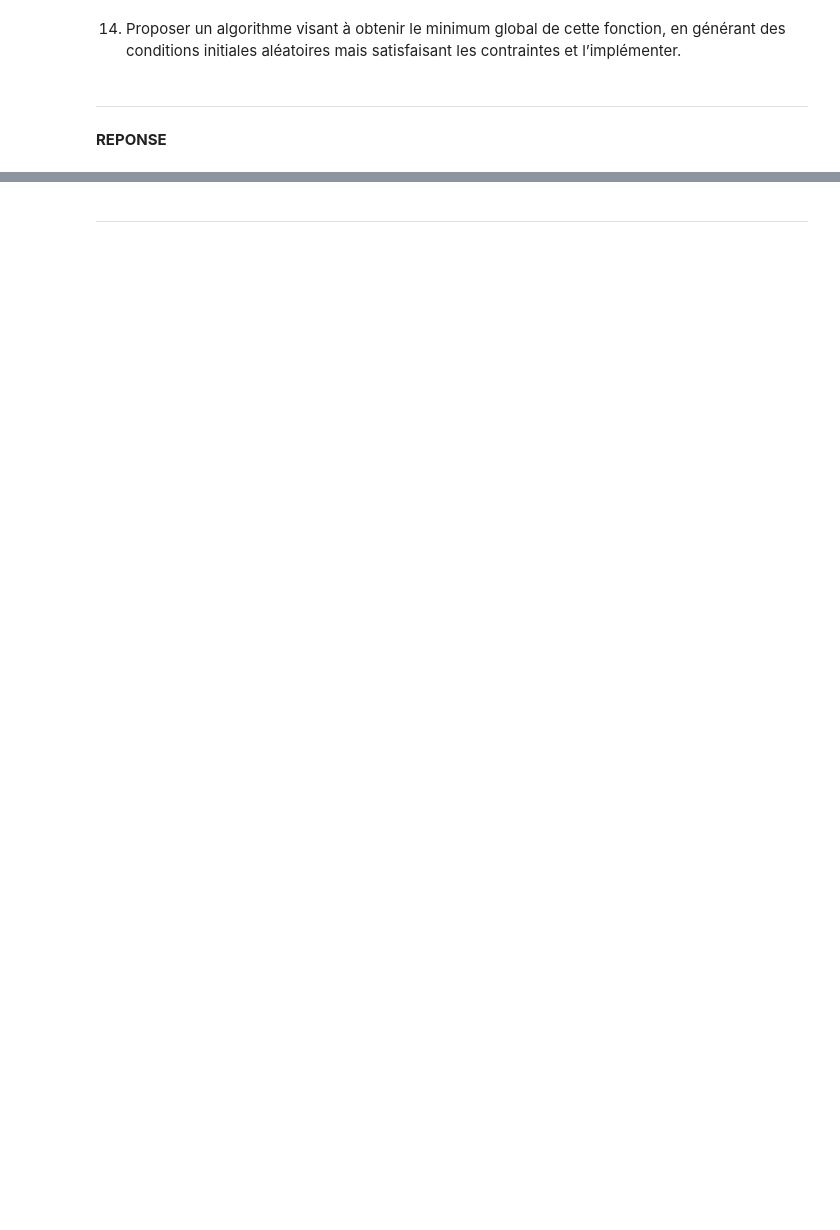
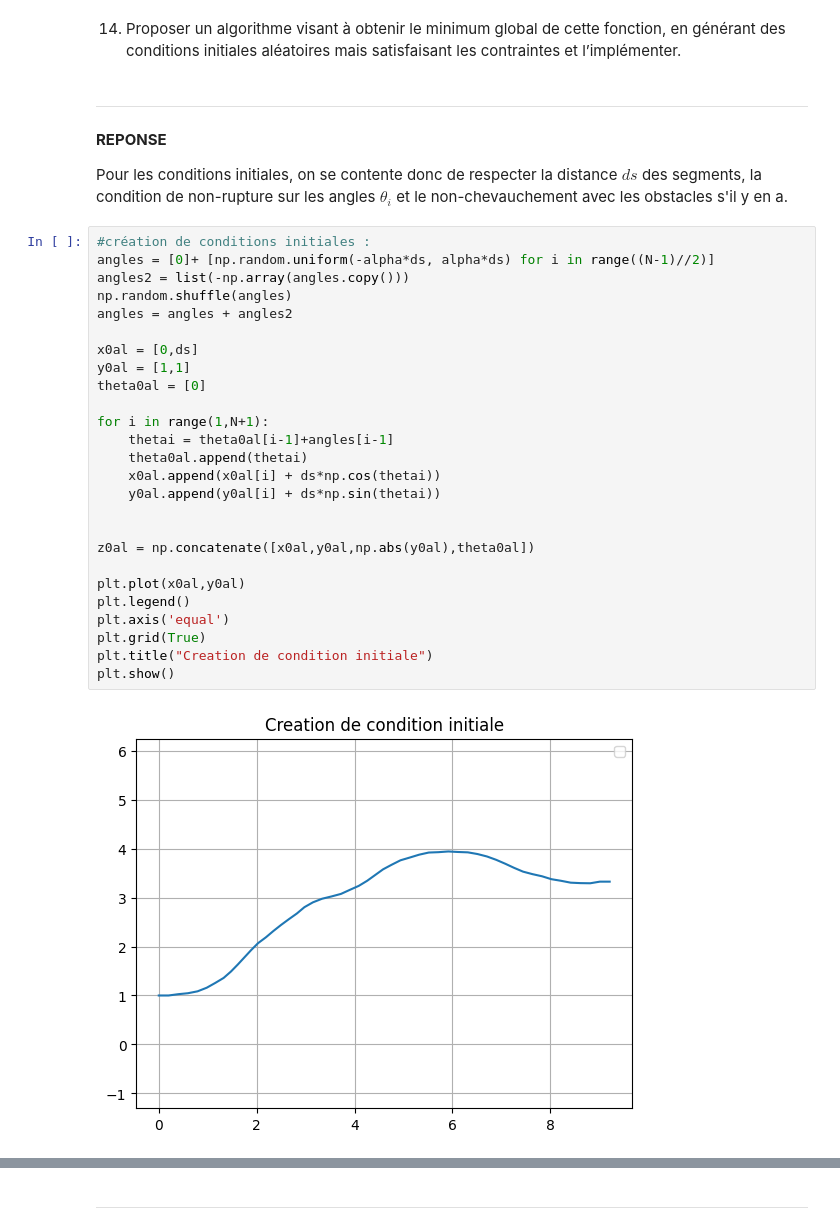
Before and after one commit to jack-evans1/projetOptimEvansMirri, a Jupyter notebook: projetTuyaux.ipynb, the cells around one changed output, grey strips where cells are left out. Cells and saved outputs as stored; diff of their text form; blank space fills up the shorter version.

```diff
--- a/projetTuyaux.ipynb
+++ b/projetTuyaux.ipynb
@@ -743,3 +741,33 @@ où $K_1, K_2 \gg 1$ sont de grands paramètres constants, et où l’on ne cons
 # %% [markdown]
 ***
 **REPONSE**
+
+Pour les conditions initiales, on se contente donc de respecter la distance $ds$ des segments, la condition de non-rupture sur les angles $\theta_i$ et le non-chevauchement avec les obstacles s'il y en a.
+# %%
+#création de conditions initiales :
+angles = [0]+ [np.random.uniform(-alpha*ds, alpha*ds) for i in range((N-1)//2)]
+angles2 = list(-np.array(angles.copy()))
+np.random.shuffle(angles)
+angles = angles + angles2
+
+x0al = [0,ds]
+y0al = [1,1]
+theta0al = [0]
+
+for i in range(1,N+1):
+    thetai = theta0al[i-1]+angles[i-1]
+    theta0al.append(thetai)
+    x0al.append(x0al[i] + ds*np.cos(thetai))
+    y0al.append(y0al[i] + ds*np.sin(thetai))
+
+
+z0al = np.concatenate([x0al,y0al,np.abs(y0al),theta0al])
+
+plt.plot(x0al,y0al)
+plt.legend()
+plt.axis('equal')
+plt.grid(True)
+plt.title("Creation de condition initiale")
+plt.show()
+# %% [output]
+[figure, added]
```
Also changed, not shown: parts of 7 cells of this notebook.
